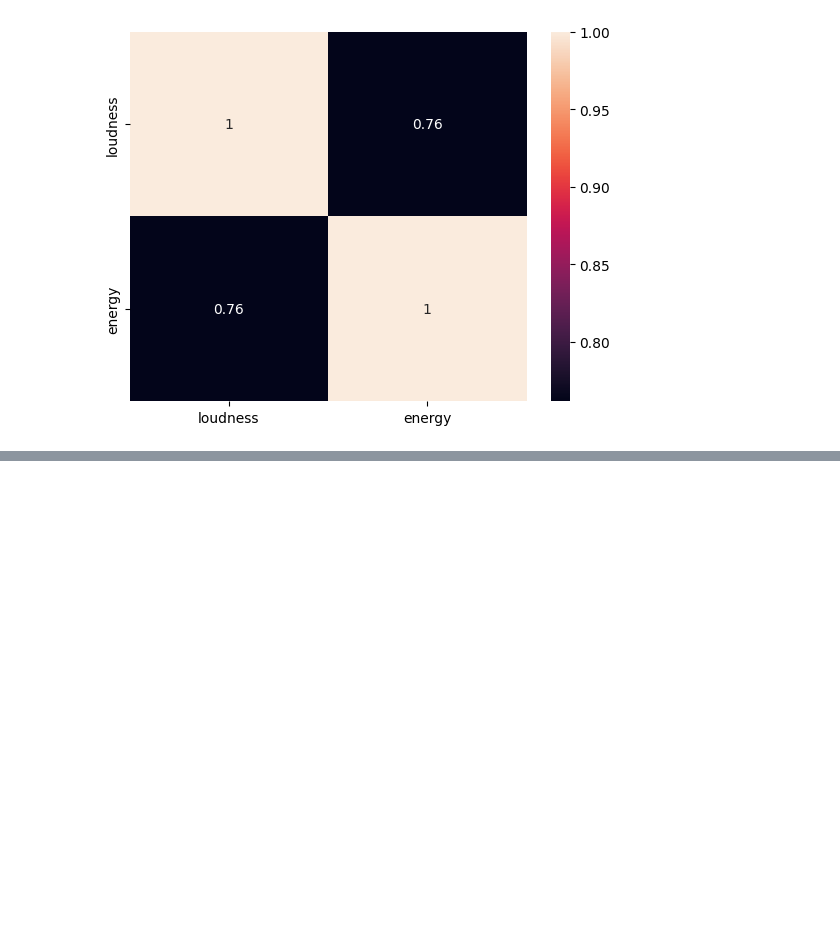
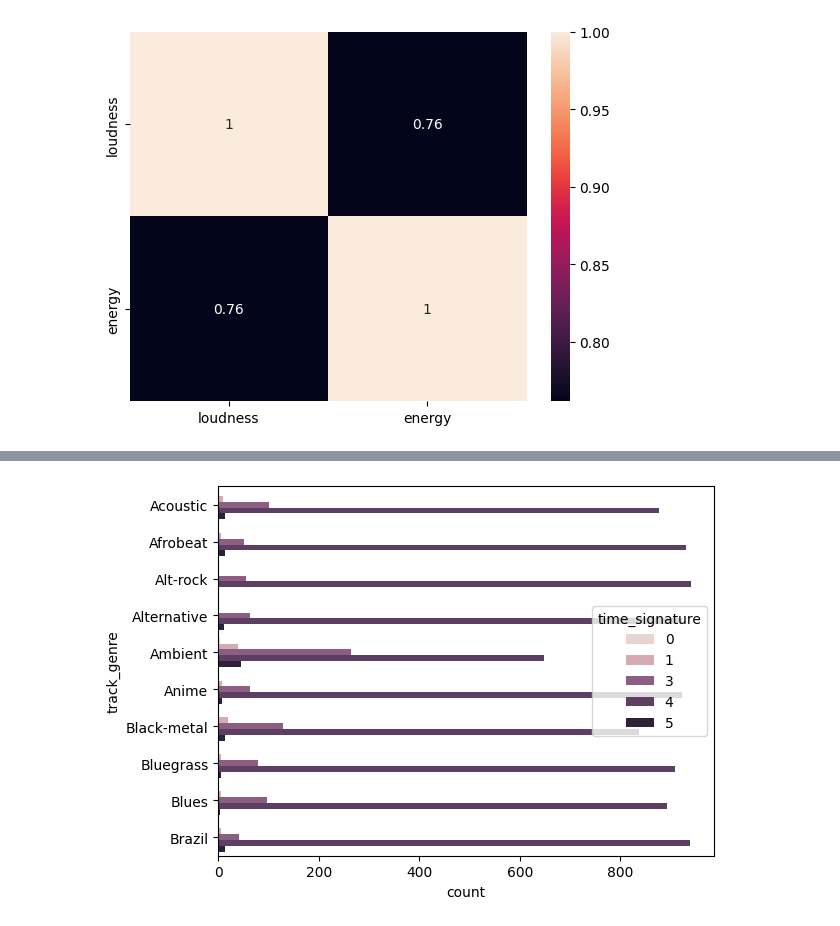
Before and after one commit to alvaroDatlo/analise_spotify, a Jupyter notebook: main.ipynb, the cells around one changed output, grey strips where cells are left out. Drawn from its saved outputs; the diff is of its cells as text; code cells hidden in the pictures; blank space fills up the shorter version.

```diff
--- a/main.ipynb
+++ b/main.ipynb
@@ -218,0 +225,4 @@ sns.heatmap(df[['loudness', 'energy']].corr(method='pearson', numeric_only=True)
+# %%
+sns.countplot(data=df.iloc[:10000, :], y='track_genre', hue='time_signature');
+# %% [output]
+[figure, added]
```
Also changed, not shown: parts of 4 cells of this notebook.
